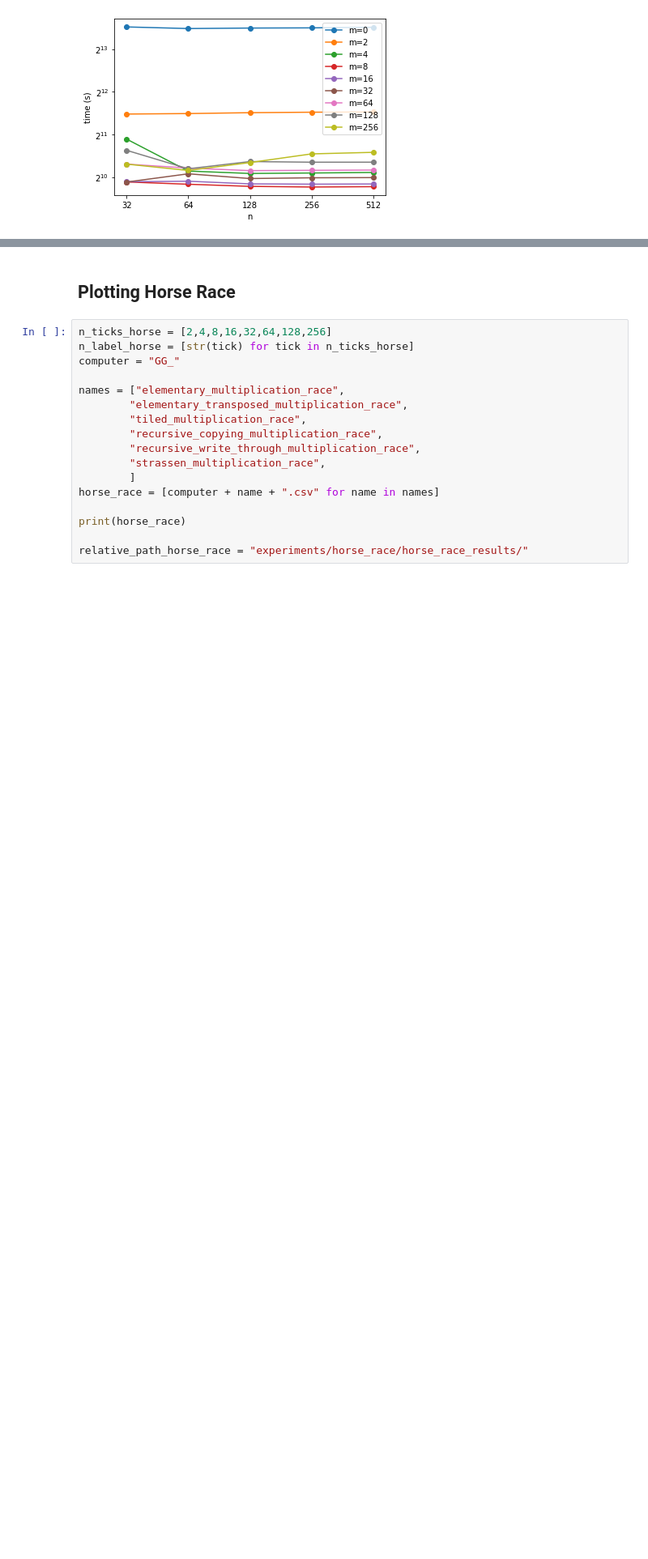
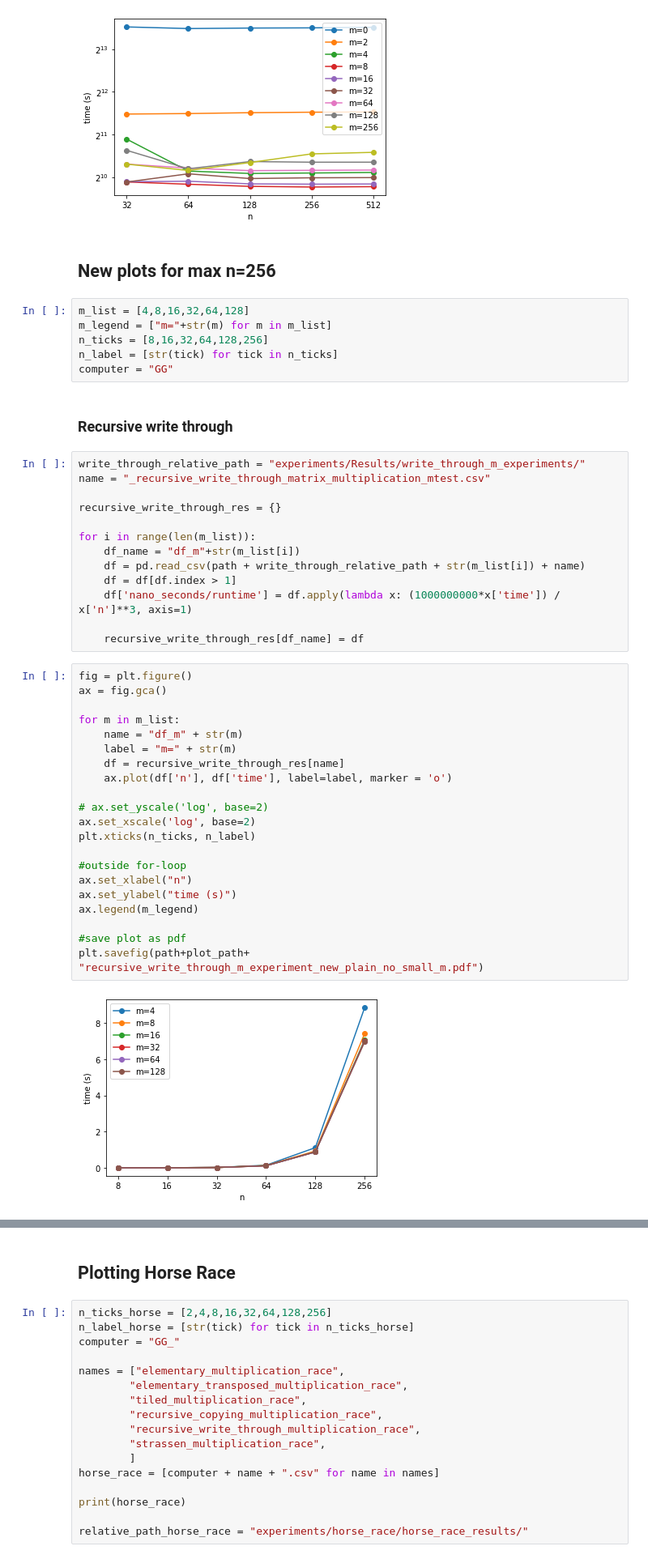
Before and after one commit to katarynka/TheMatrix, a Jupyter notebook: plotting_v2.ipynb, the cells around one changed output, grey strips where cells are left out. Shown: that part at 81% size. Drawn from its saved outputs; the diff is of its cells as text; blank space fills up the shorter version.

```diff
--- a/plotting_v2.ipynb
+++ b/plotting_v2.ipynb
@@ -120,3 +120,49 @@ ax.legend(m_legend)
 plt.savefig(path+plot_path+ "strassen_m_experiment_res.pdf")
 # %% [output]
 [figure]
+# %% [markdown]
+## New plots for max n=256
+# %%
+m_list = [4,8,16,32,64,128]
+m_legend = ["m="+str(m) for m in m_list]
+n_ticks = [8,16,32,64,128,256]
+n_label = [str(tick) for tick in n_ticks]
+computer = "GG"
+# %% [markdown]
+### Recursive write through
+# %%
+write_through_relative_path = "experiments/Results/write_through_m_experiments/"
+name = "_recursive_write_through_matrix_multiplication_mtest.csv"
+
+recursive_write_through_res = {}
+
+for i in range(len(m_list)):
+    df_name = "df_m"+str(m_list[i])
+    df = pd.read_csv(path + write_through_relative_path + str(m_list[i]) + name)
+    df = df[df.index > 1]
+    df['nano_seconds/runtime'] = df.apply(lambda x: (1000000000*x['time']) / x['n']**3, axis=1)
+
+    recursive_write_through_res[df_name] = df
+# %%
+fig = plt.figure()
+ax = fig.gca()
+
+for m in m_list:
+    name = "df_m" + str(m)
+    label = "m=" + str(m)
+    df = recursive_write_through_res[name]
+    ax.plot(df['n'], df['time'], label=label, marker = 'o')
+
+# ax.set_yscale('log', base=2)
+ax.set_xscale('log', base=2)
+plt.xticks(n_ticks, n_label)
+
+#outside for-loop
+ax.set_xlabel("n")
+ax.set_ylabel("time (s)")
+ax.legend(m_legend)
+
+#save plot as pdf
+plt.savefig(path+plot_path+ "recursive_write_through_m_experiment_new_plain_no_small_m.pdf")
+# %% [output]
+[figure, added]
```
Also changed, not shown: parts of 16 cells of this notebook, 16 other files.
